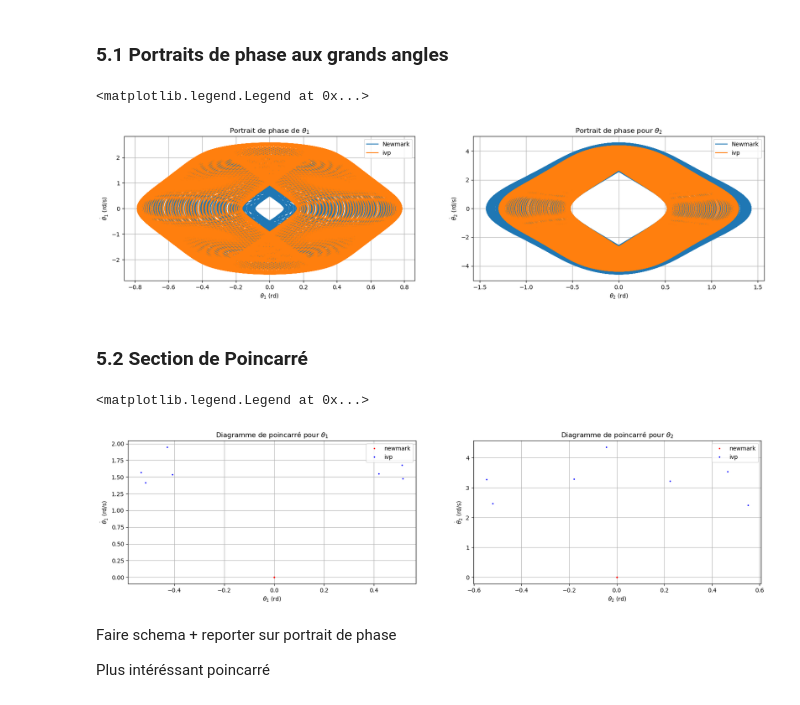
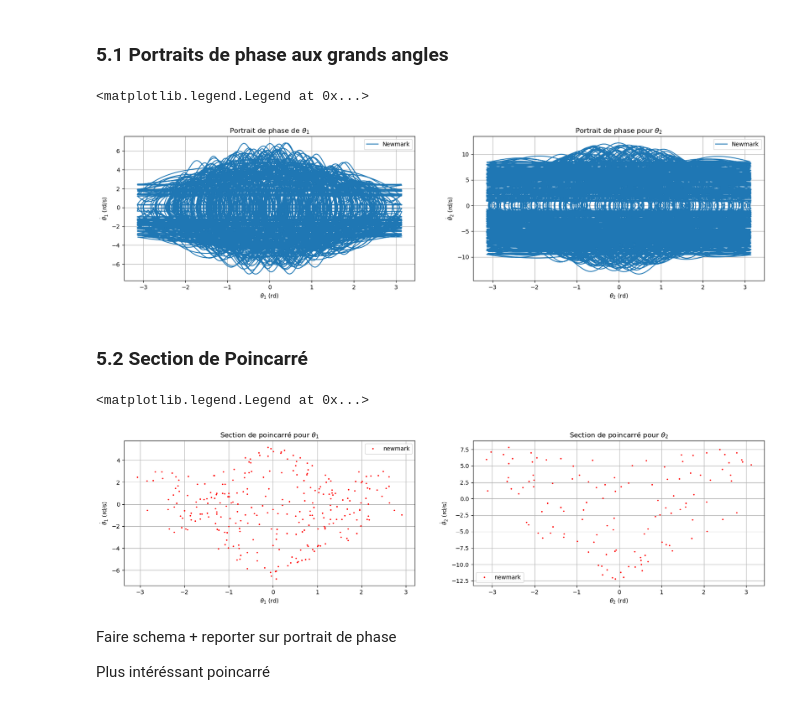
Before and after one commit to artlexiis/pendule-double, a Jupyter notebook: Jupyter Notebook/Pendule_Double.ipynb, the cells around one changed output. Cells and saved outputs as stored; diff of their text form; code cells hidden in the pictures.

```diff
--- a/Jupyter Notebook/Pendule_Double.ipynb
+++ b/Jupyter Notebook/Pendule_Double.ipynb
@@ -614,8 +614,8 @@ def pendule_double_ivp_ga(t, X, l1, l2, g,m1,m2):
 # %% [markdown]
 #### Définition des conditions intiales aux grands angles
 # %%
-theta10 = np.radians(45)                            #theta 1 initial (rad)
-theta20 = np.radians(-30)                            #theta 2 initial (rad)
+theta10 = np.radians(140)                            #theta 1 initial (rad)
+theta20 = np.radians(140)                            #theta 2 initial (rad)
 omega10 = np.radians(0)                              #omega 1 initial (rad/s)
 omega20 = np.radians(0)                            #omega 2 initial (rad/s)
 l1 = 3                                #longeur du premier bras (m)
@@ -936,27 +1006,27 @@ plt.show()
 # %%
 fig = plt.figure(figsize=(20, 10));
 
 ax = fig.add_subplot(2,2,1);
 ax.plot(solution_newmark_ga[0],solution_newmark_ga[2], label = 'Newmark')
-ax.plot(solution_ivp_ga[0],solution_ivp_ga[2], label = 'ivp')
+#ax.plot(solution_ivp_ga[0],solution_ivp_ga[2], label = 'ivp')
 
 ax.set_xlabel(r'$\theta_1$ (rd)')
 ax.set_ylabel(r'$ \dot\theta_1 $ (rd/s)')
 ax.set_title(r'Portrait de phase de $\theta_1$')
 ax.grid(True, which='both')
 plt.legend()
 
 bx = fig.add_subplot(2,2,2);
 bx.set_xlabel(r'$ \theta_2 $ (rd)')
 bx.set_ylabel(r'$ \dot\theta_2 $ (rd/s)')
 bx.set_title(r'Portrait de phase pour $\theta_2$')
 bx.plot(solution_newmark_ga[1],solution_newmark_ga[3], label = 'Newmark')
-bx.plot(solution_ivp_ga[1],solution_ivp_ga[3], label = 'ivp')
+#bx.plot(solution_ivp_ga[1],solution_ivp_ga[3], label = 'ivp')
 bx.grid(True, which='both')
 plt.legend()
 # %% [output]
 <matplotlib.legend.Legend at 0x...>
-[figure, old version]
+[figure, new version]
 # %% [markdown]
 ### 5.2 Section de Poincarré
 # %%
@@ -990,7 +1060,7 @@ def section_poincare(solution, Ninc,num):
     for i in range(Ninc-1):
         # Test de croisement de l'axe vertical avec le produit de deux valeurs de theta2 successives
         if solution[C1, i] * solution[C1, i + 1] <= 0:
-            if solution[C2, i] < 0:
+            if solution[C2, i] > 0:
                 Ps.append([solution[theta, i], solution[omega, i]])
 
     return np.array(Ps).T
@@ -998,31 +1068,31 @@ def section_poincare(solution, Ninc,num):
 
 section_theta1_newmark = section_poincare(solution_newmark_ga,Ninc,1)
 section_theta2_newmark = section_poincare(solution_newmark_ga,Ninc,2)
-section_theta1_ivp = section_poincare(solution_ivp_ga,Ninc,1)
-section_theta2_ivp = section_poincare(solution_ivp_ga,Ninc,2)
+# section_theta1_ivp = section_poincare(solution_ivp_ga,Ninc,1)
+# section_theta2_ivp = section_poincare(solution_ivp_ga,Ninc,2)
 
 fig = plt.figure(figsize=(20, 10));
 
 ax = fig.add_subplot(2,2,1);
 ax.plot(section_theta1_newmark[0,:],section_theta1_newmark[1,:], '.r', ms=3,label = 'newmark')
-ax.plot(section_theta1_ivp[0,:],section_theta1_ivp[1,:], '.b', ms=3,label = 'ivp')
+#ax.plot(section_theta1_ivp[0,:],section_theta1_ivp[1,:], '.b', ms=3,label = 'ivp')
 ax.set_xlabel(r'$\theta_1$ (rd)')
 ax.set_ylabel(r'$ \dot\theta_1 $ (rd/s)')
-ax.set_title(r'Diagramme de poincarré pour $\theta_1$')
+ax.set_title(r'Section de poincarré pour $\theta_1$')
 ax.grid(True, which='both')
 plt.legend()
 
 bx = fig.add_subplot(2,2,2);
 bx.set_xlabel(r'$ \theta_2 $ (rd)')
 bx.set_ylabel(r'$ \dot\theta_2 $ (rd/s)')
-bx.set_title(r'Diagramme de poincarré pour $\theta_2$')
+bx.set_title(r'Section de poincarré pour $\theta_2$')
 bx.plot(section_theta2_newmark[0,:],section_theta2_newmark[1,:], '.r', ms=3,label = 'newmark')
-bx.plot(section_theta2_ivp[0,:],section_theta2_ivp[1,:], '.b', ms=3,label = 'ivp')
+#bx.plot(section_theta2_ivp[0,:],section_theta2_ivp[1,:], '.b', ms=3,label = 'ivp')
 bx.grid(True, which='both')
 plt.legend()
 # %% [output]
 <matplotlib.legend.Legend at 0x...>
-[figure, old version]
+[figure, new version]
 # %% [markdown]
 Faire schema + reporter sur portrait de phase
 
```
Also changed, not shown: parts of 22 cells of this notebook, 7 other files.
